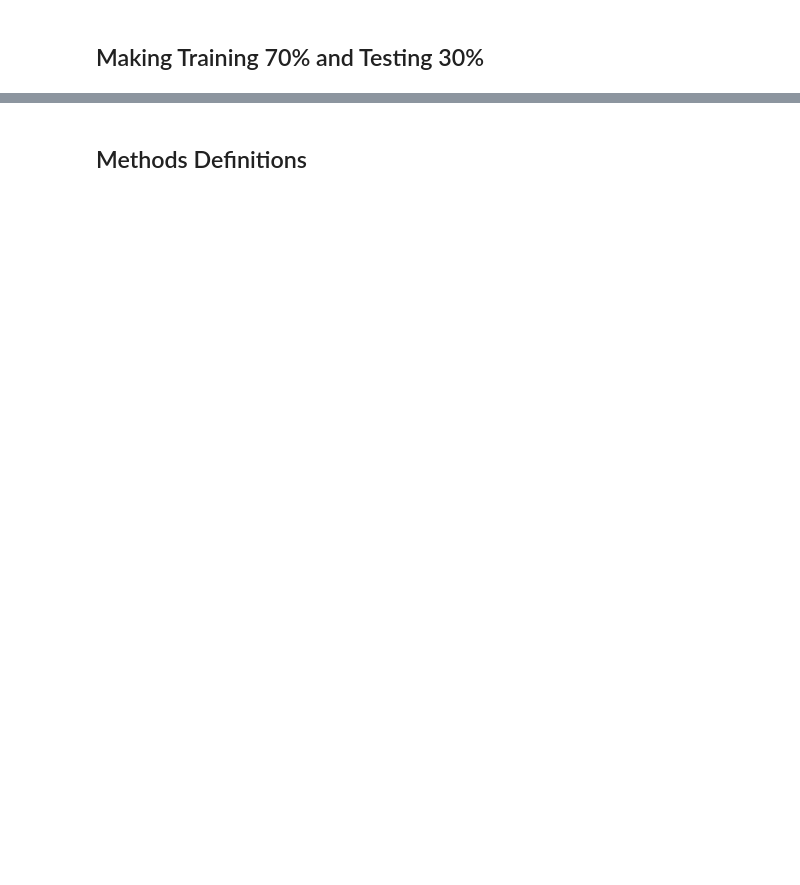
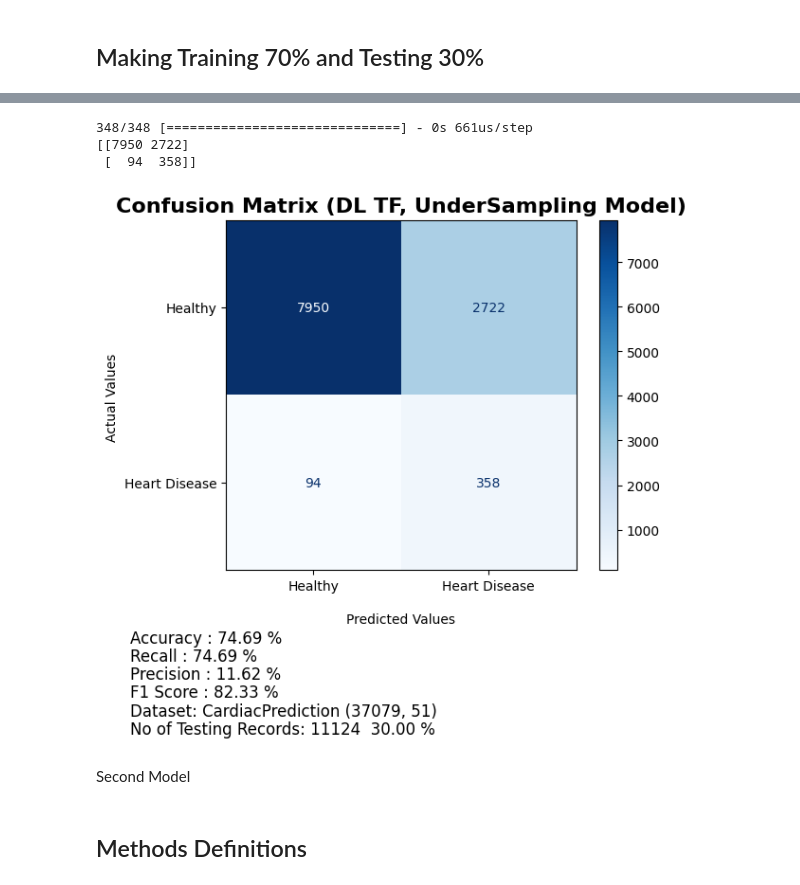
Before and after one commit to Mubshr07/heartDiseasePrediction, a Jupyter notebook: heartDiseaseDL.ipynb, the cells around one changed output, grey strips where cells are left out. Drawn from its saved outputs; the diff is of its cells as text; code cells hidden in the pictures; blank space fills up the shorter version.

```diff
--- a/heartDiseaseDL.ipynb
+++ b/heartDiseaseDL.ipynb
@@ -192,0 +241,20 @@ instance = np.array(X_test)  # Example: explaining the first instance in the dat
+# %%
+# Normalize the features
+scaler = StandardScaler()
+X_train = scaler.fit_transform(X_train)
+X_test = scaler.transform(X_test)
+
+# Define the model architecture
+model = tf.keras.models.Sequential([
+    tf.keras.layers.Dense(64, activation='relu', input_shape=(50,)),
+    tf.keras.layers.Dense(64, activation='relu'),
+    tf.keras.layers.Dense(1, activation='sigmoid')
+])
+
+# Compile the model
+model.compile(optimizer='adam',
+              loss='binary_crossentropy',
+              metrics=['accuracy'])
+# %%
+# Train the model
+model.fit(X_train, y_train, epochs=20, batch_size=32, verbose=1)
@@ -192,0 +289,13 @@ instance = np.array(X_test)  # Example: explaining the first instance in the dat
+# %%
+# Get the model predictions
+y_pred = model.predict(X_test)
+
+# Convert probabilities into class labels
+y_pred = np.where(y_pred > 0.5, 1, 0)
+# Create a confusion matrix
+cm = confusion_matrix(y_test, y_pred)
+print(cm)
+# %% [output]
+348/348 [==============================] - 0s 661us/step
+[[7950 2722]
+ [  94  358]]
@@ -192,0 +361,4 @@ instance = np.array(X_test)  # Example: explaining the first instance in the dat
+# %%
+makeConfusionMatrixPic(52, "DL TF, UnderSampling", dataSetName, cm , X_test, y_test, y_pred)
+# %% [output]
+[figure, added]
@@ -193,3 +392,5 @@ instance = np.array(X_test)  # Example: explaining the first instance in the dat
+# %% [markdown]
+Second Model
 # %%
 n, p = X.shape
 
```
Also changed, not shown: parts of 10 cells of this notebook, 34 other files.
